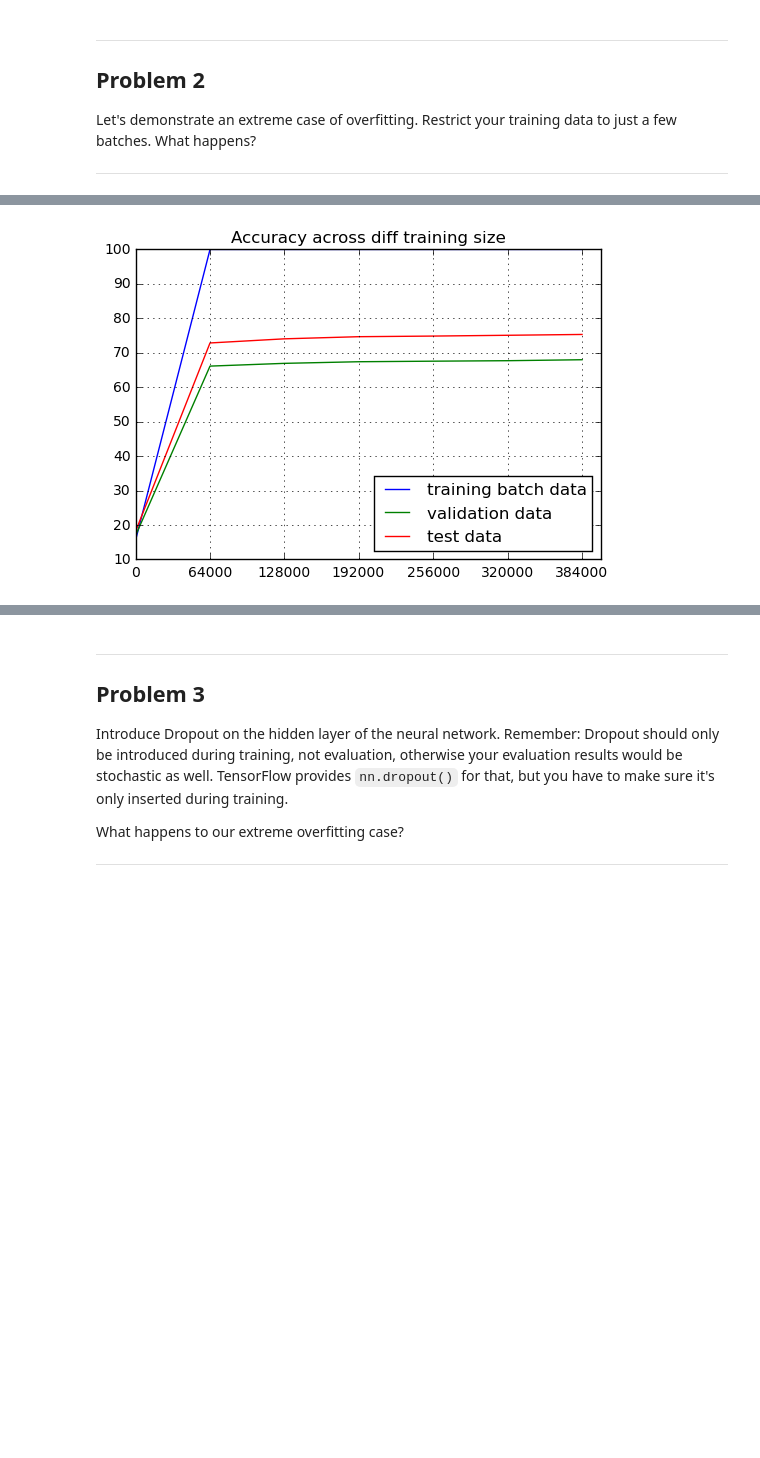
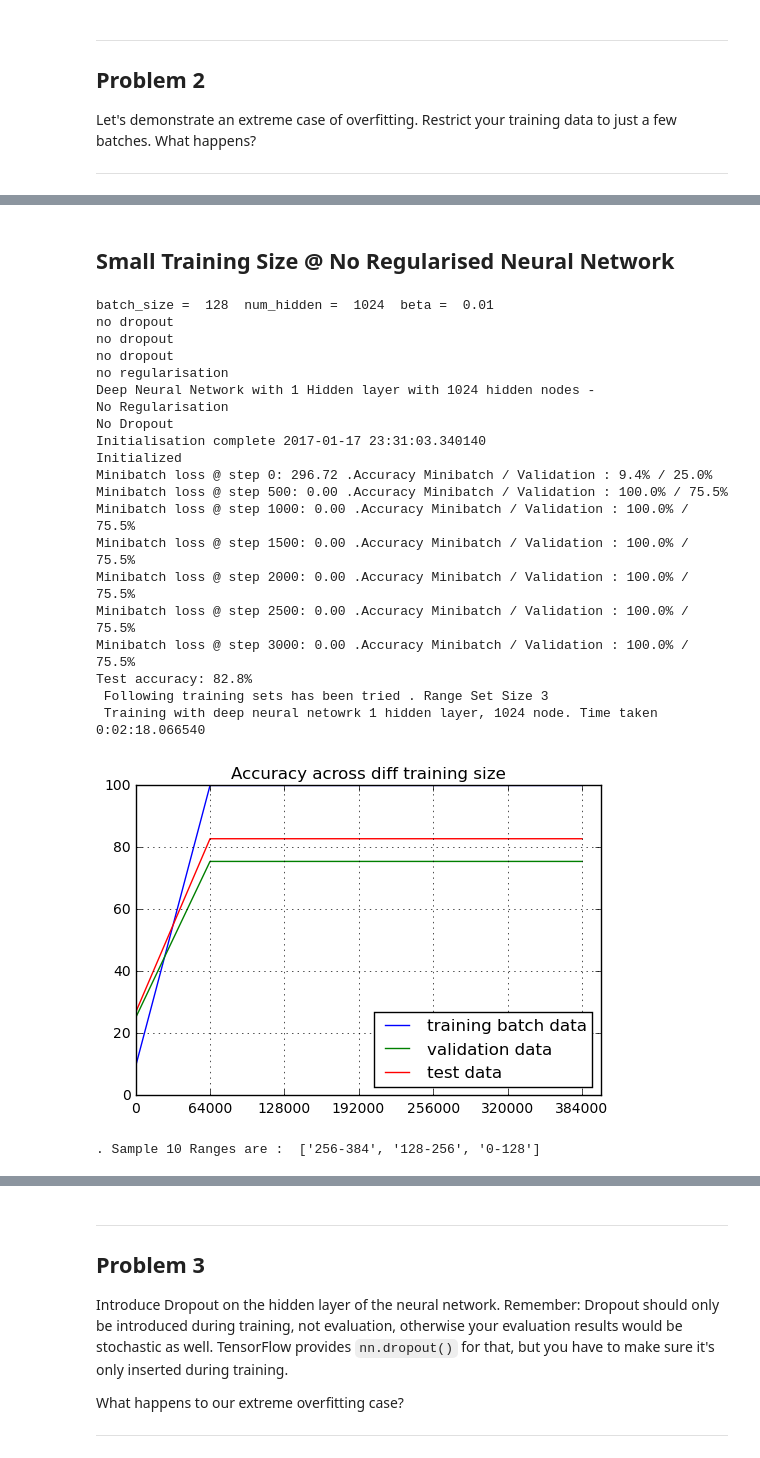
Before and after one commit to bikal-basnet/MachieneLearningProjects, a Jupyter notebook: Deep Learning Projects/Digit recogniser/3_regularization.ipynb, the cells around one changed output, grey strips where cells are left out. Drawn from its saved outputs; the diff is of its cells as text; code cells hidden in the pictures; blank space fills up the shorter version.

```diff
--- a/Deep Learning Projects/Digit recogniser/3_regularization.ipynb
+++ b/Deep Learning Projects/Digit recogniser/3_regularization.ipynb
@@ -461,6 +580,31 @@ print(datetime.datetime.now())
-# %%
-#plot_accuracy(accuracy_all)
-#print(accuracy_all_small)
-plot_accuracy(accuracy_all_small)
-# %% [output]
-[figure, removed]
+# %% [markdown]
+Small Training Size @ No Regularised Neural Network
+-----------------------------------------------------
+# %%
+run_NN(batch_size = 128, num_hidden = 1024, beta = 0.01,\
+            overfitting_prevention_startegy_regularisation  = 'No',\
+            overfitting_prevention_startegy_dropout  = 'No', num_steps = num_steps\
+      , limit_train_size_to = 512)
+# %% [output]
+batch_size =  128  num_hidden =  1024  beta =  0.01
+no dropout
+no dropout
+no dropout
+no regularisation
+Deep Neural Network with 1 Hidden layer with 1024 hidden nodes -
+No Regularisation
+No Dropout
+Initialisation complete 2017-01-17 23:31:03.340140
+Initialized
+Minibatch loss @ step 0: 296.72 .Accuracy Minibatch / Validation : 9.4% / 25.0%
+Minibatch loss @ step 500: 0.00 .Accuracy Minibatch / Validation : 100.0% / 75.5%
+Minibatch loss @ step 1000: 0.00 .Accuracy Minibatch / Validation : 100.0% / 75.5%
+Minibatch loss @ step 1500: 0.00 .Accuracy Minibatch / Validation : 100.0% / 75.5%
+Minibatch loss @ step 2000: 0.00 .Accuracy Minibatch / Validation : 100.0% / 75.5%
+Minibatch loss @ step 2500: 0.00 .Accuracy Minibatch / Validation : 100.0% / 75.5%
+Minibatch loss @ step 3000: 0.00 .Accuracy Minibatch / Validation : 100.0% / 75.5%
+Test accuracy: 82.8%
+ Following training sets has been tried . Range Set Size 3
+ Training with deep neural netowrk 1 hidden layer, 1024 node. Time taken  0:02:18.066540
+[figure, added]
+. Sample 10 Ranges are :  ['256-384', '128-256', '0-128']
```
Also changed, not shown: parts of 36 cells of this notebook.
